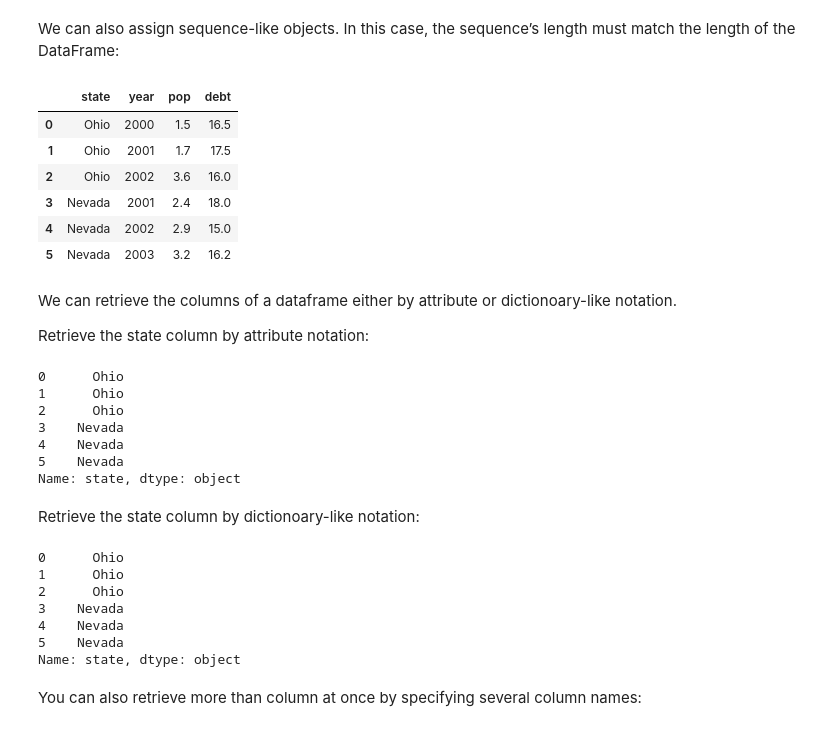
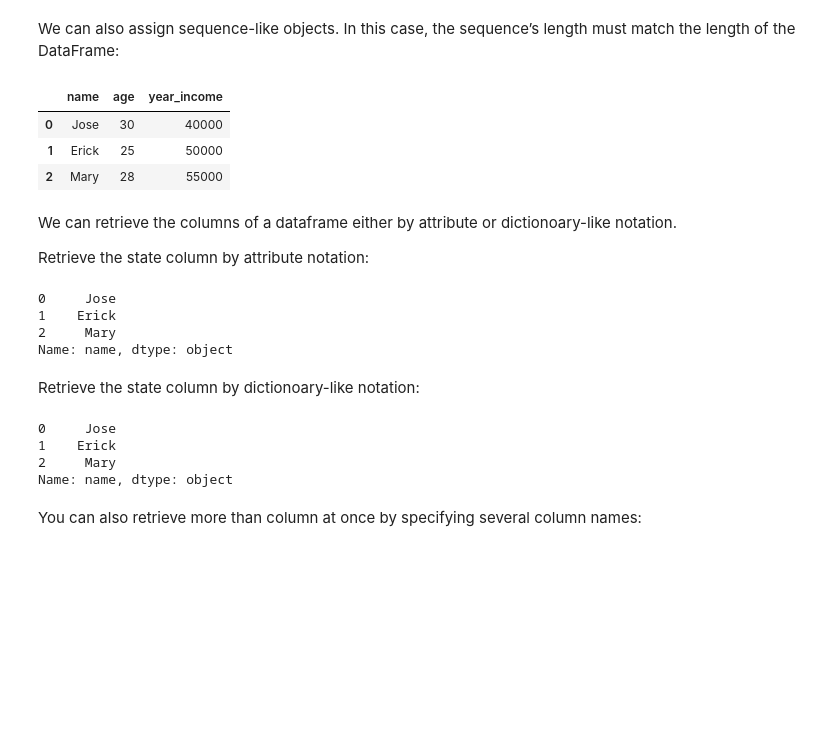
Before and after one commit to josecarlosgt/Data-Processing-and-Analytics, a Jupyter notebook: Tutorial_getting_started_with_Pandas.ipynb, the cells around one changed output. Saved outputs shown, nothing was run; the diff lists cells and outputs as text; code cells hidden in the pictures; blank space fills up the shorter version.

```diff
--- a/Tutorial_getting_started_with_Pandas.ipynb
+++ b/Tutorial_getting_started_with_Pandas.ipynb
@@ -242,11 +179,9 @@ frame.shape
 # %% [markdown]
 ### Manipulating columns in a DataFrame
 # %%
-frame = pd.DataFrame({
-    'state': ['Ohio', 'Ohio', 'Ohio', 'Nevada', 'Nevada', 'Nevada'],
-    'year': [2000, 2001, 2002, 2001, 2002, 2003],
-    'pop': [1.5, 1.7, 3.6, 2.4, 2.9, 3.2]
-})
+df = pd.DataFrame({
+    'name': ['Jose', 'Erick', 'Mary'],
+    'age': [30, 25, 28]})
 
-frame
+df
 # %% [output]
@@ -260,6 +192,6 @@ frame
 # %% [markdown]
 Columns can be modified by assignment using the *=* operator. We can assign a scalar value, which assigns the same value to all rows:
 # %%
-frame['debt'] = 16.5
-frame
+df['year_income'] = 50000
+df
 # %% [output]
@@ -273,42 +202,33 @@ frame
 # %% [markdown]
 We can also assign sequence-like objects. In this case, the sequence’s length must match the length of the DataFrame:
 # %%
-frame['debt'] = [16.5, 17.5, 16, 18, 15, 16.2]
-frame
+df['year_income'] = [40000, 50000, 55000]
+df
 # %% [output]
-|  | state | year | pop | debt |
-| 0 | Ohio | 2000 | 1.5 | 16.5 |
-| 1 | Ohio | 2001 | 1.7 | 17.5 |
-| 2 | Ohio | 2002 | 3.6 | 16.0 |
-| 3 | Nevada | 2001 | 2.4 | 18.0 |
-| 4 | Nevada | 2002 | 2.9 | 15.0 |
-| 5 | Nevada | 2003 | 3.2 | 16.2 |
+|  | name | age | year_income |
+| 0 | Jose | 30 | 40000 |
+| 1 | Erick | 25 | 50000 |
+| 2 | Mary | 28 | 55000 |
 # %% [markdown]
 We can retrieve the columns of a dataframe either by attribute or dictionoary-like notation.
 
 Retrieve the state column by attribute notation:
 # %%
-frame.state
+df.name
 # %% [output]
-0      Ohio
-1      Ohio
-2      Ohio
-3    Nevada
-4    Nevada
-5    Nevada
-Name: state, dtype: object
+0     Jose
+1    Erick
+2     Mary
+Name: name, dtype: object
 # %% [markdown]
 Retrieve the state column by dictionoary-like notation:
 # %%
-frame['state']
+df['name']
 # %% [output]
-0      Ohio
-1      Ohio
-2      Ohio
-3    Nevada
-4    Nevada
-5    Nevada
-Name: state, dtype: object
+0     Jose
+1    Erick
+2     Mary
+Name: name, dtype: object
 # %% [markdown]
 You can also retrieve more than column at once by specifying several column names:
 # %%
```
Also changed, not shown: parts of 71 cells of this notebook, 1 other file.
